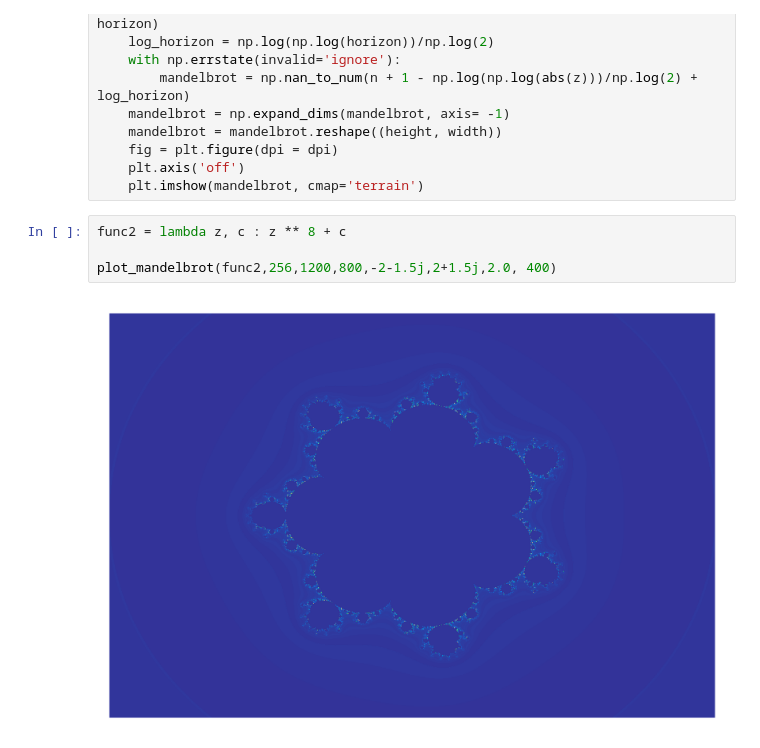
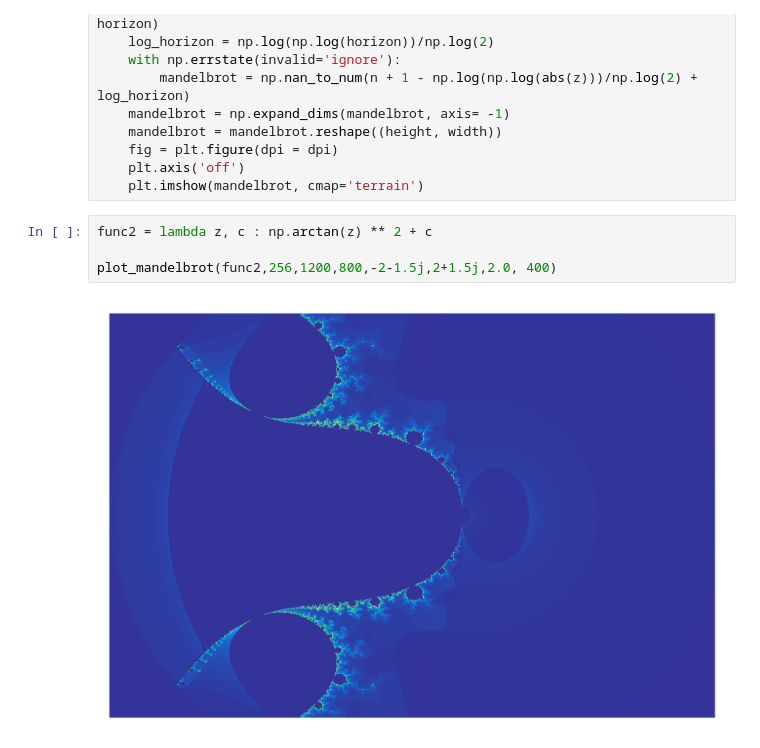
Before and after one commit to KauBoui/Personal-Projects, a Jupyter notebook: Julia_Sets_Python/Julia_2.ipynb, the cells around one changed output. Drawn from its saved outputs; the diff is of its cells as text.

```diff
--- a/Julia_Sets_Python/Julia_2.ipynb
+++ b/Julia_Sets_Python/Julia_2.ipynb
@@ -158,8 +158,8 @@ def plot_mandelbrot(func, max_iters, width, height, min_coord, max_coord, horizo
     plt.axis('off')
     plt.imshow(mandelbrot, cmap='terrain')
 # %%
-func2 = lambda z, c : z ** 8 + c
+func2 = lambda z, c : np.arctan(z) ** 2 + c
 
 plot_mandelbrot(func2,256,1200,800,-2-1.5j,2+1.5j,2.0, 400)
 # %% [output]
-[figure, old version]
+[figure, new version]
```
Also changed, not shown: 1 other file.
